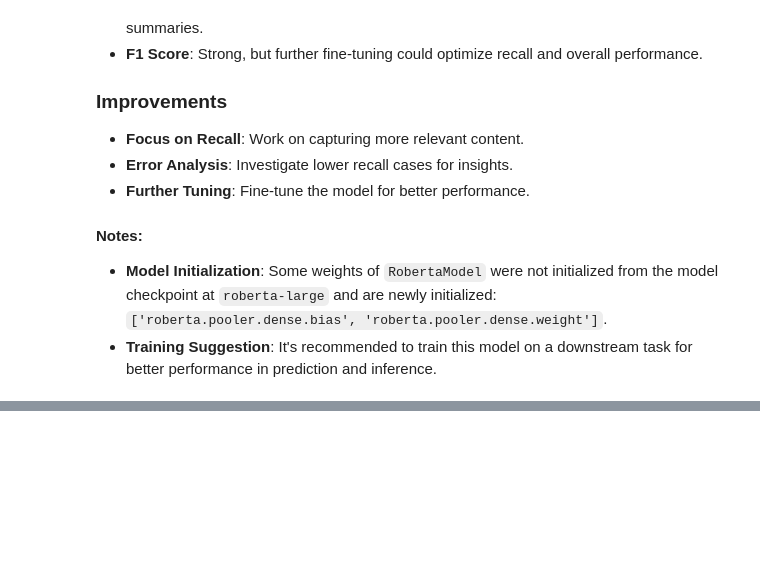
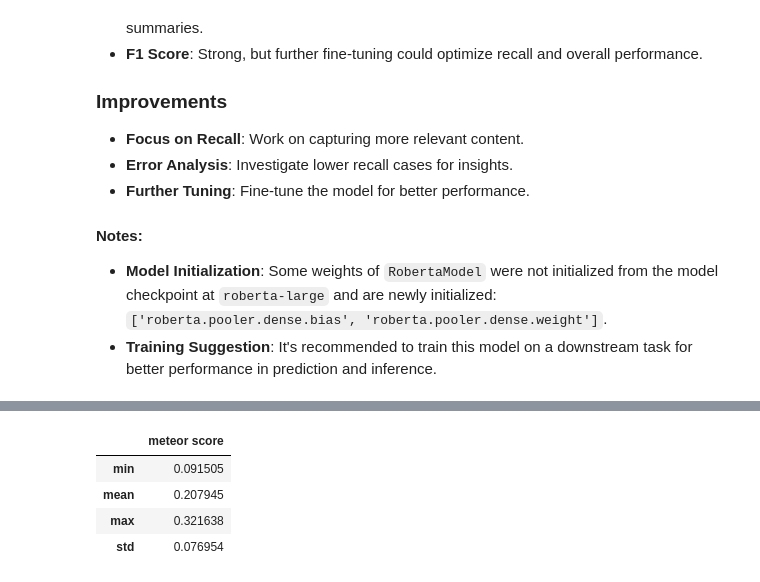
Before and after one commit to julsCadenas/summarize-reddit, a Jupyter notebook: notebooks/eval.ipynb, the cells around one changed output, grey strips where cells are left out. Cells and saved outputs as stored; diff of their text form; code cells hidden in the pictures; blank space fills up the shorter version.

```diff
--- a/notebooks/eval.ipynb
+++ b/notebooks/eval.ipynb
@@ -516,0 +610,9 @@ The following table summarizes the BERTScore metrics **(Precision, Recall, and F
+# %%
+meteor_stats = meteor_df_summary.loc[['min', 'mean', 'max', 'std']]
+meteor_stats
+# %% [output]
+|  | meteor score |
+| min | 0.091505 |
+| mean | 0.207945 |
+| max | 0.321638 |
+| std | 0.076954 |
```
Also changed, not shown: parts of 18 cells of this notebook.
